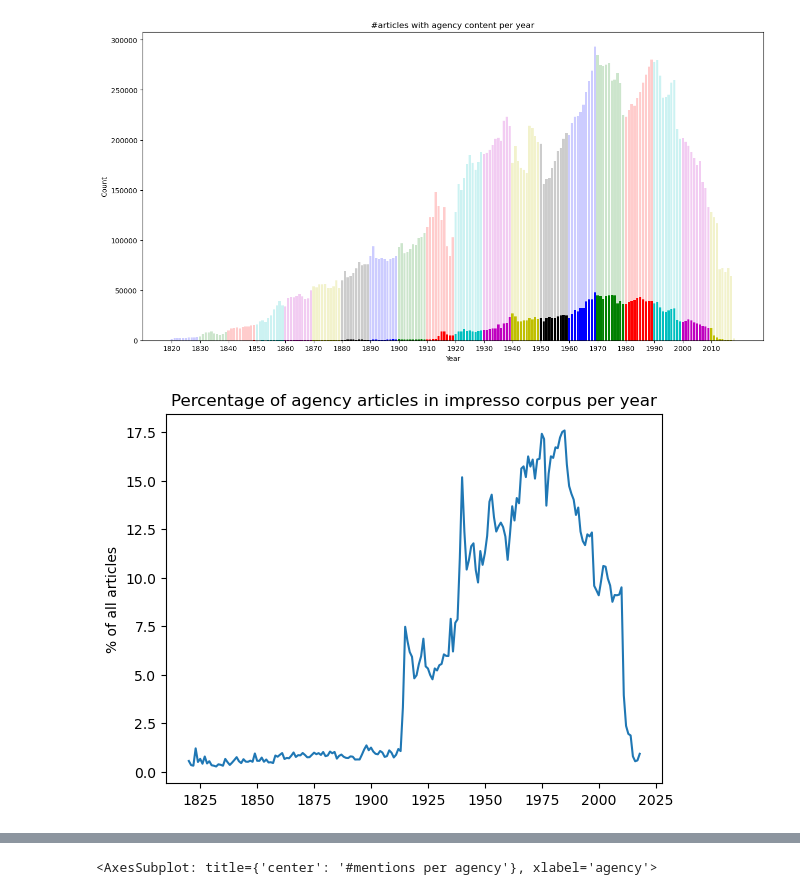
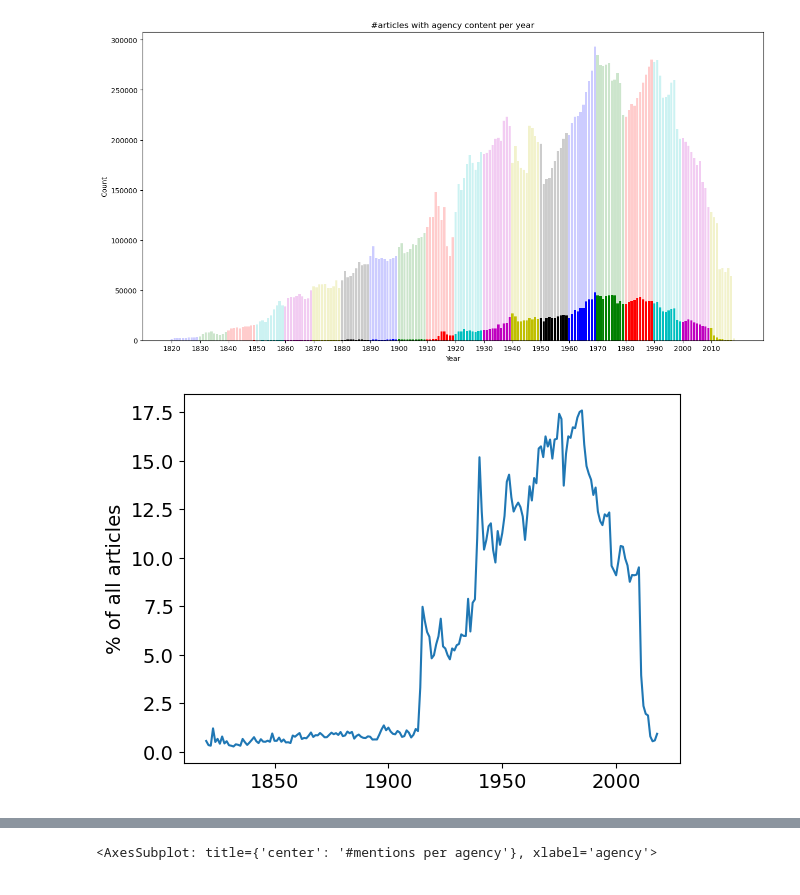
Before and after one commit to impresso/newsagency-classification, a Jupyter notebook: notebooks/4_analysis/descriptive_analysis.ipynb, the cells around one changed output, grey strips where cells are left out. Cells and saved outputs as stored; diff of their text form; code cells hidden in the pictures.

```diff
--- a/notebooks/4_analysis/descriptive_analysis.ipynb
+++ b/notebooks/4_analysis/descriptive_analysis.ipynb
@@ -8,6 +10,5 @@ from collections import Counter
+# %%
+data_path = "data/"
+output_path = "data/"
 # %% [markdown]
 ## Import Data
-# %%
-data_path = "../na_mentions_final/"
-data_folders = sorted([folder for folder in os.listdir(data_path)])
-output_path = "data/"
@@ -154,3 +15,11 @@ articles.head()
+# %%
+mentions_fr = pd.read_pickle(data_path + "mentions_fr.pkl")
+mentions_de = pd.read_pickle(data_path + 'mentions_de.pkl')
+mentions_all = pd.concat([mentions_fr, mentions_de])
+
+articles_fr = pd.read_pickle(data_path + "articles_fr.pkl")
+articles_de = pd.read_pickle(data_path + 'articles_de.pkl')
+articles = pd.concat([articles_fr, articles_de])
 # %%
 #divide by country
 mentions_ch = mentions_all[mentions_all['country'] == 'CH']
@@ -265,12 +138,14 @@ img_bar_plot(na_per_year1820, ax, range(1820, 2019, 10), title="#articles with a
 # %% [output]
 [figure]
 # %%
+matplotlib.rcParams.update({'font.size': 14})
+
 stats_per_year = na_per_year1820.merge(all_impresso_art_page1820.rename(columns={'count': 'count_impresso'}), on='year')
 stats_per_year['perc'] = stats_per_year['count'] / stats_per_year['count_impresso'] * 100
 
 plt.plot(list(range(1820, 2019)), stats_per_year['perc'])
 plt.ylabel('% of all articles')
-plt.title('Percentage of agency articles in impresso corpus per year')
+#plt.title('Percentage of agency articles in impresso corpus per year')
 plt.show()
 # %% [output]
-[figure, old version]
+[figure, new version]
```
Also changed, not shown: parts of 46 cells of this notebook, 4 other files.
